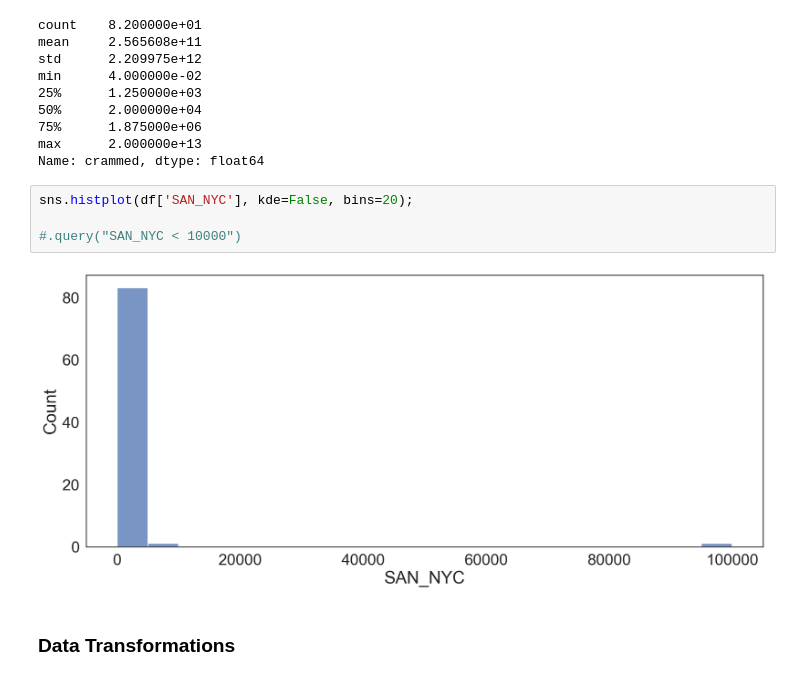
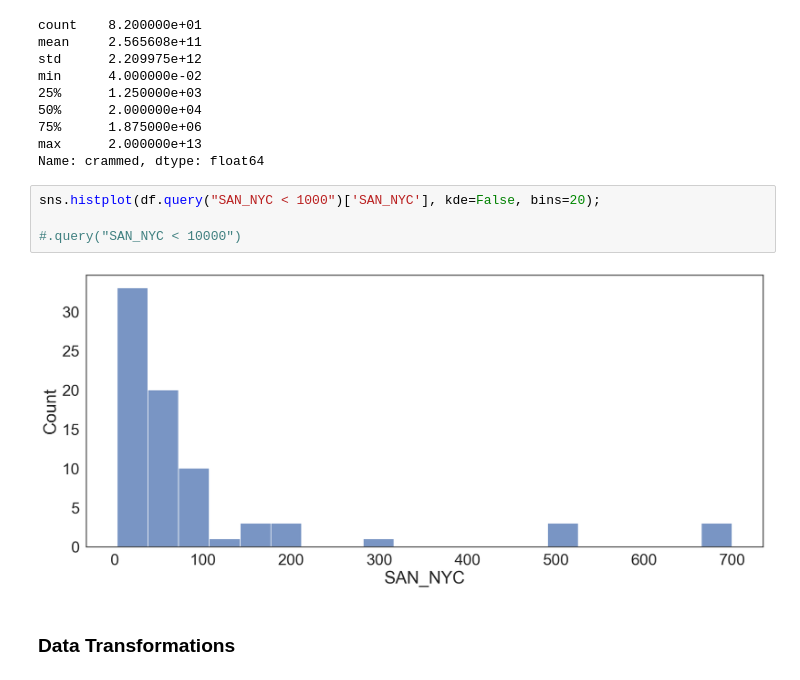
Before and after one commit to COGS108/Lectures-Fa21, a Jupyter notebook: 04_analysis/04_02_descriptive.ipynb, the cells around one changed output. Cells and saved outputs as stored; diff of their text form.

```diff
--- a/04_analysis/04_02_descriptive.ipynb
+++ b/04_analysis/04_02_descriptive.ipynb
@@ -547,11 +547,11 @@ min      4.000000e-02
 max      2.000000e+13
 Name: crammed, dtype: float64
 # %%
-sns.histplot(df['SAN_NYC'], kde=False, bins=20);
+sns.histplot(df.query("SAN_NYC < 1000")['SAN_NYC'], kde=False, bins=20);
 
 #.query("SAN_NYC < 10000")
 # %% [output]
-[figure, old version]
+[figure, new version]
 # %% [markdown]
 ### Data Transformations
 # %% [markdown]
```
Also changed, not shown: parts of 23 cells of this notebook, 9 other files.
